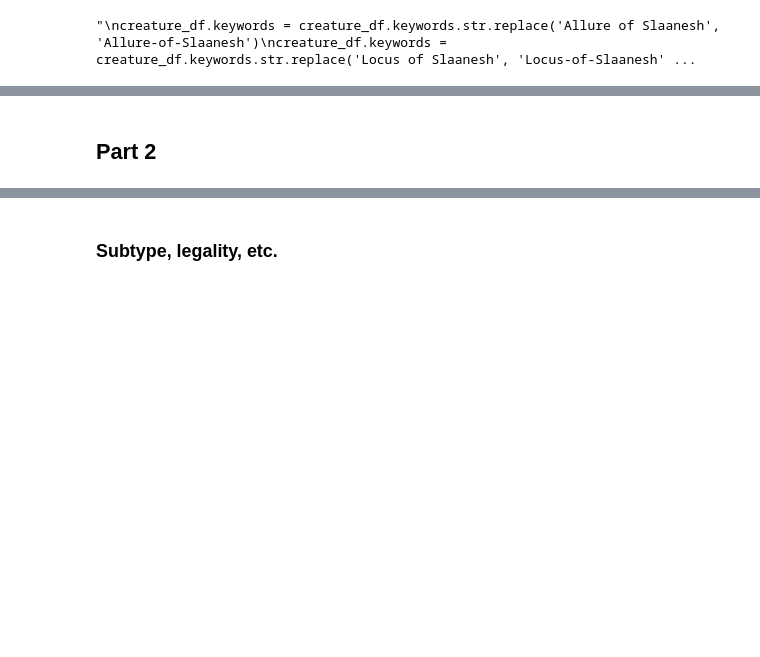
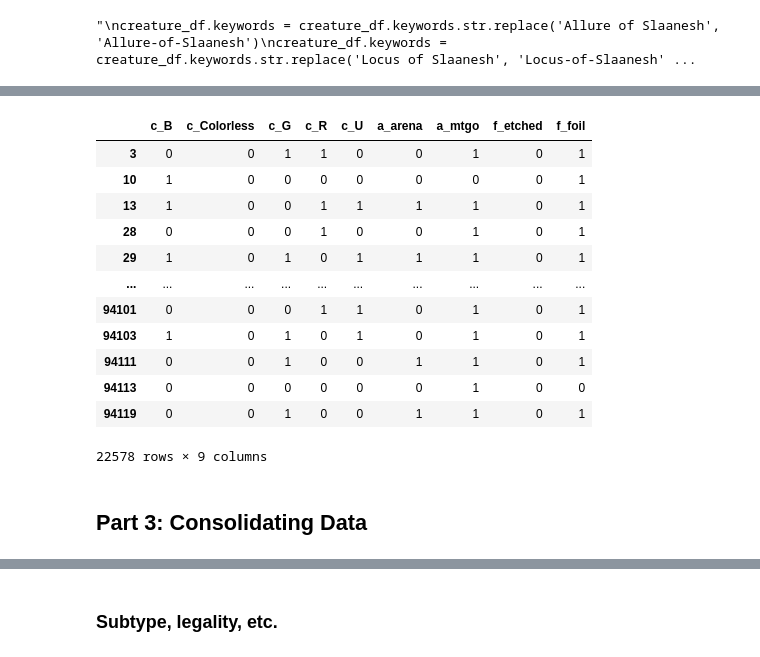
Before and after one commit to janelmjackson/understanding-mtg-card-value-through-ml, a Jupyter notebook: mtgjson_knn_reg.ipynb, the cells around one changed output, grey strips where cells are left out. Cells and saved outputs as stored; diff of their text form; code cells hidden in the pictures; blank space fills up the shorter version.

```diff
--- a/mtgjson_knn_reg.ipynb
+++ b/mtgjson_knn_reg.ipynb
@@ -221,5 +274,0 @@ Name: availability, Length: 22685, dtype: object
-# %%
-encoded_availability = mlb.fit_transform(one_hot_encoding_df['availability'])
-availability_df = pd.DataFrame(encoded_availability, columns='a_'+mlb.classes_, index=one_hot_encoding_df.index)
-availability_df = availability_df.drop(columns=['a_mtgo'])
-availability_df.head()
@@ -250,5 +274,0 @@ Name: finishes, Length: 22685, dtype: object
-# %%
-encoded_finishes = mlb.fit_transform(one_hot_encoding_df['finishes'])
-finishes_df = pd.DataFrame(encoded_finishes, columns='f_'+mlb.classes_, index=one_hot_encoding_df.index)
-finishes_df = finishes_df.drop(columns=['f_etched'])
-finishes_df.head()
@@ -275,0 +275,30 @@ Index(['c_Colorless', 'c_G', 'c_R', 'c_U', 'c_W', 'a_arena', 'a_paper',
+# %%
+def encodeFeatures(df):
+    df['colorIdentity'] = df['colorIdentity'].str.split()
+    df['availability'] = df['availability'].str.replace(',', '')
+    df['availability'] = df['availability'].str.split()
+    df['finishes'] = df['finishes'].str.replace(',', '')
+    df['finishes'] = df['finishes'].str.split()
+
+    mlb = MultiLabelBinarizer()
+
+    encoded_colors = mlb.fit_transform(df['colorIdentity'])
+    colors_df = pd.DataFrame(encoded_colors, columns='c_'+mlb.classes_, index=df.index)
+    colors_df = colors_df.drop(colors_df.columns[-1], axis=1)
+
+    encoded_availability = mlb.fit_transform(df['availability'])
+    availability_df = pd.DataFrame(encoded_availability, columns='a_'+mlb.classes_, index=df.index)
+    availability_df = availability_df.drop(availability_df.columns[-1], axis=1)
+
+    encoded_finishes = mlb.fit_transform(df['finishes'])
+    finishes_df = pd.DataFrame(encoded_finishes, columns='f_'+mlb.classes_, index=df.index)
+    finishes_df = finishes_df.drop(finishes_df.columns[-1], axis=1)
+
+    features = pd.concat([colors_df, availability_df, finishes_df], axis=1) # keywords_df, subtypes_df
+    print(features.columns)
+
+    return features
+# %%
+creature_features = encodeFeatures(one_hot_encoding_creature_df)
+noncreature_features = encodeFeatures(one_hot_encoding_noncreature_df)
+planeswalker_features = encodeFeatures(one_hot_encoding_planeswalker_df)
@@ -276,4 +315,20 @@ Index(['c_Colorless', 'c_G', 'c_R', 'c_U', 'c_W', 'a_arena', 'a_paper',
+# %%
+creature_features
+# %% [output]
+|  | c_B | c_Colorless | c_G | c_R | c_U | a_arena | a_mtgo | f_etched | f_foil |
+| 3 | 0 | 0 | 1 | 1 | 0 | 0 | 1 | 0 | 1 |
+| 10 | 1 | 0 | 0 | 0 | 0 | 0 | 0 | 0 | 1 |
+| 13 | 1 | 0 | 0 | 1 | 1 | 1 | 1 | 0 | 1 |
+| 28 | 0 | 0 | 0 | 1 | 0 | 0 | 1 | 0 | 1 |
+| 29 | 1 | 0 | 1 | 0 | 1 | 1 | 1 | 0 | 1 |
+| ... | ... | ... | ... | ... | ... | ... | ... | ... | ... |
+| 94101 | 0 | 0 | 0 | 1 | 1 | 0 | 1 | 0 | 1 |
+| 94103 | 1 | 0 | 1 | 0 | 1 | 0 | 1 | 0 | 1 |
+| 94111 | 0 | 0 | 1 | 0 | 0 | 1 | 1 | 0 | 1 |
+| 94113 | 0 | 0 | 0 | 0 | 0 | 0 | 1 | 0 | 0 |
+| 94119 | 0 | 0 | 1 | 0 | 0 | 1 | 1 | 0 | 1 |
+22578 rows × 9 columns
 # %% [markdown]
-## Part 2
+## Part 3: Consolidating Data
 # %%
 creatures_df = creature_df.copy()
```
Also changed, not shown: parts of 53 cells of this notebook, 2 other files.
